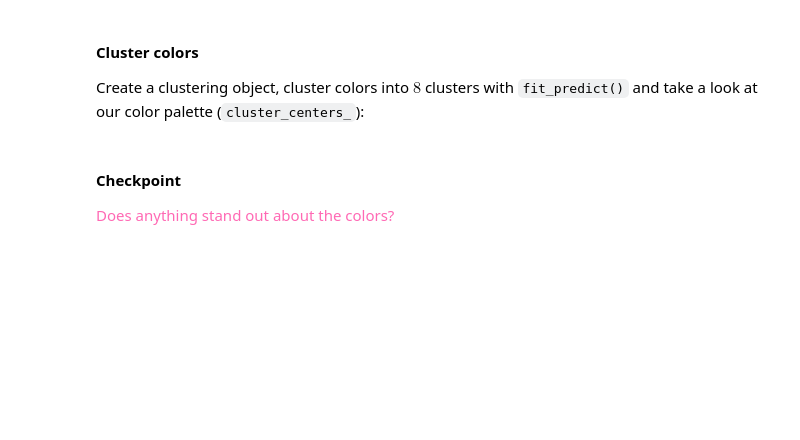
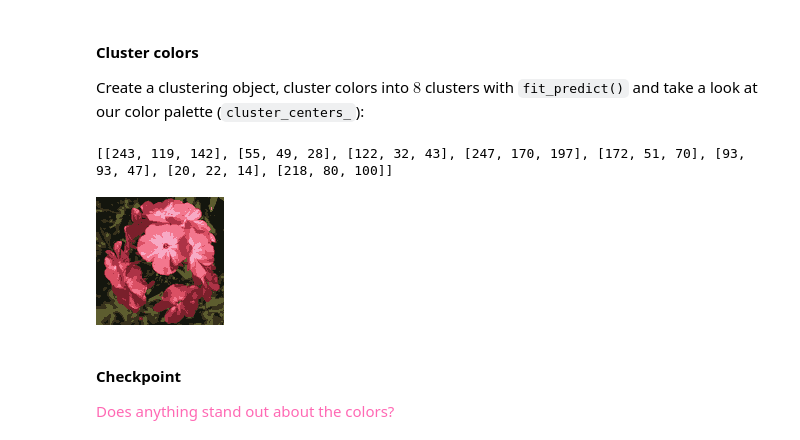
Before and after one commit to lupitavf44/Homework08, a Jupyter notebook: Homework08.ipynb, the cells around one changed output. Drawn from its saved outputs; the diff is of its cells as text; code cells hidden in the pictures; blank space fills up the shorter version.

```diff
--- a/Homework08.ipynb
+++ b/Homework08.ipynb
@@ -460,3 +457,29 @@ Create a clustering object, cluster colors into $8$ clusters with `fit_predict()
+# %%
+n_clusters=8
+
+# TODO: Create Clustering object
+km_model = KMeansClustering(n_clusters=n_clusters)
+# TODO: Cluster by color
+km_predicted = km_model.fit_predict(pxs_df)
+km_predicted
+
+# TODO: Take a look at the color palette (cluster_centers_)
+km_model.cluster_centers_
+# using round() or int() to ensure our cluster centers are valid color values (ints)
+color_centers = [[round(r), round(g), round(b)] for r,g,b in km_model.cluster_centers_]
+
+print(color_centers)
+
+clustered_pxs = []
+
+# Iterate through the cluster list and append the right color for each pixel
+for gidx in km_predicted["clusters"]:
+  clustered_pxs.append(color_centers[gidx])
+
+display(make_image(clustered_pxs, pimg.size[0]))
+# %% [output]
+[[243, 119, 142], [55, 49, 28], [122, 32, 43], [247, 170, 197], [172, 51, 70], [93, 93, 47], [20, 22, 14], [218, 80, 100]]
+[figure, added]
 # %% [markdown]
 #### Checkpoint
 
```
Also changed, not shown: parts of 2 cells of this notebook.
